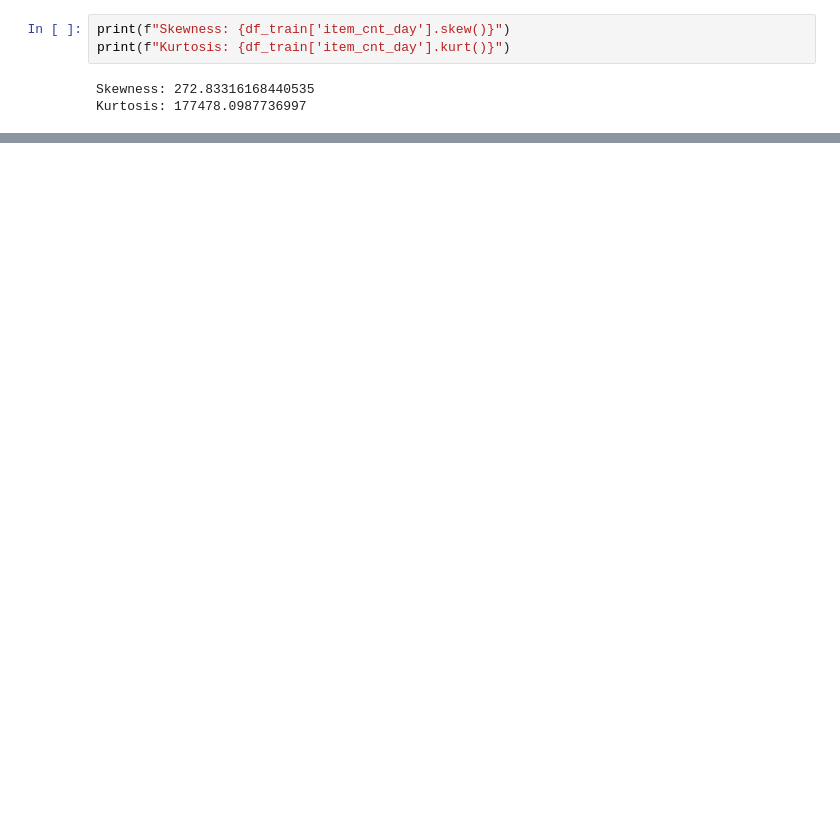
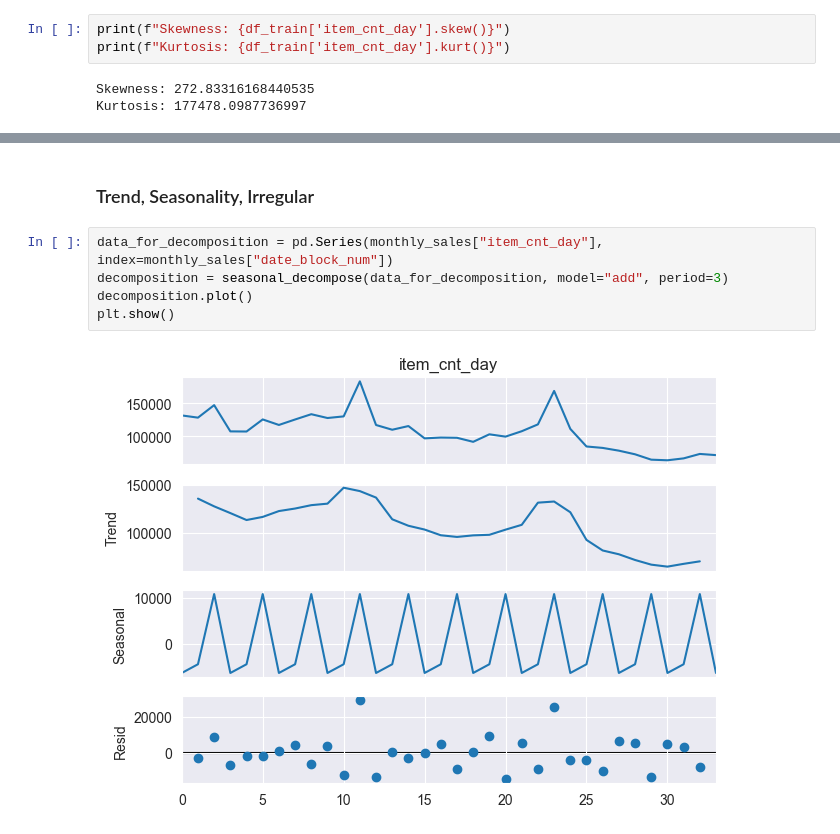
Before and after one commit to Akevilli/Internship, a Jupyter notebook: EDA.ipynb, the cells around one changed output, grey strips where cells are left out. Drawn from its saved outputs; the diff is of its cells as text; blank space fills up the shorter version.

```diff
--- a/EDA.ipynb
+++ b/EDA.ipynb
@@ -58,0 +138,9 @@ sns.heatmap(corrmat, cmap="magma", square=True)
+# %% [markdown]
+### Trend, Seasonality, Irregular
+# %%
+data_for_decomposition = pd.Series(monthly_sales["item_cnt_day"], index=monthly_sales["date_block_num"])
+decomposition = seasonal_decompose(data_for_decomposition, model="add", period=3)
+decomposition.plot()
+plt.show()
+# %% [output]
+[figure, added]
```
Also changed, not shown: parts of 17 cells of this notebook, 1 other file.
